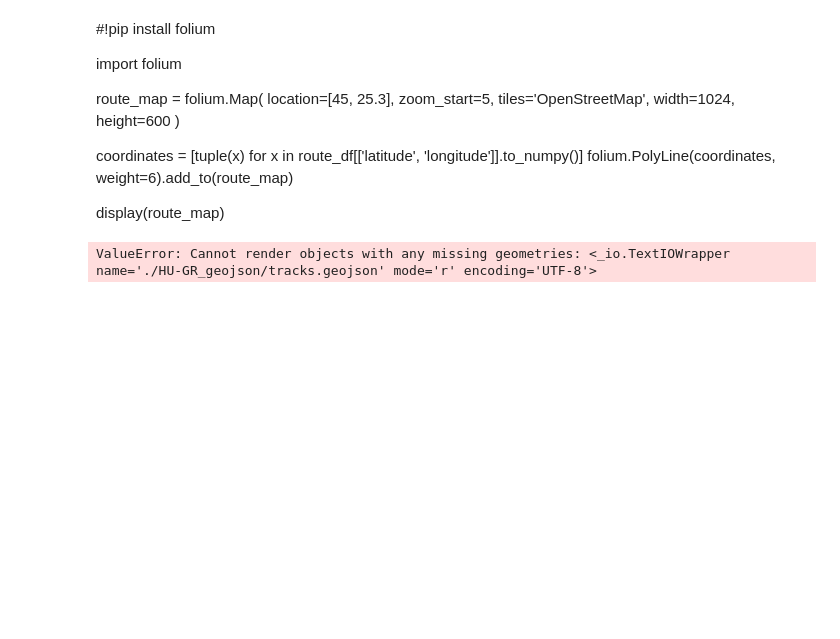
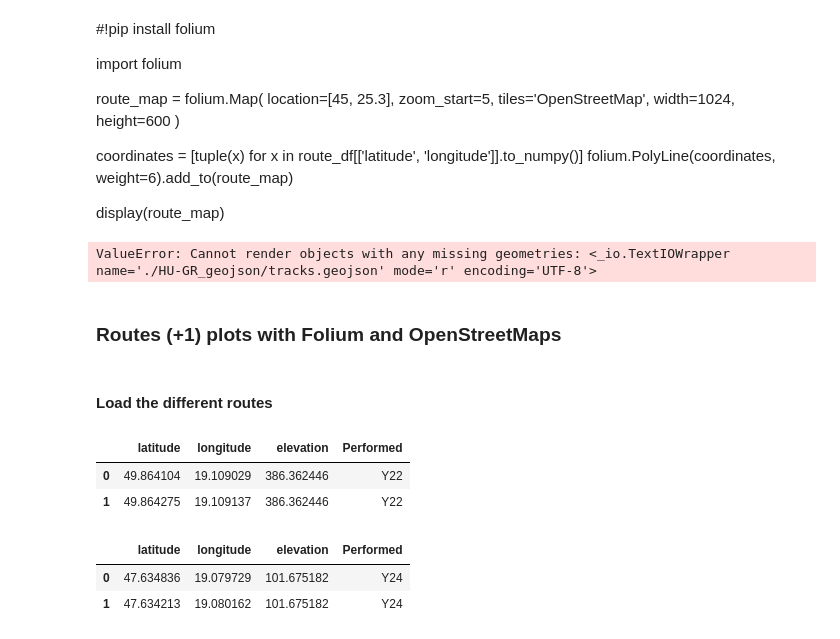
Before and after one commit to JAlcocerT/Py_RouteTracker, a Jupyter notebook: Py_Route_to_HTML.ipynb, the cells around one changed output. Drawn from its saved outputs; the diff is of its cells as text; code cells hidden in the pictures; blank space fills up the shorter version.

Commit message:
adding function to PyRouteTracker

```diff
--- a/Py_Route_to_HTML.ipynb
+++ b/Py_Route_to_HTML.ipynb
@@ -182,3 +182,56 @@ m = folium.Map(location=[40.66393072,-73.93827499], zoom_start=13)
 m.choropleth(open("./HU-GR_geojson/tracks.geojson"))
 # %% [output]
 ValueError: Cannot render objects with any missing geometries: <_io.TextIOWrapper name='./HU-GR_geojson/tracks.geojson' mode='r' encoding='UTF-8'>
+# %% [markdown]
+### Routes (+1) plots with Folium and OpenStreetMaps
+# %% [markdown]
+#### Load the different routes
+# %%
+with open('My_Routes/PL-SK-HU.gpx', 'r') as gpx_file:
+    gpx = gpxpy.parse(gpx_file)
+
+route_info = []
+
+for track in gpx.tracks:
+    for segment in track.segments:
+        for point in segment.points:
+            route_info.append({
+                'latitude': point.latitude,
+                'longitude': point.longitude,
+                'elevation': point.elevation
+            })
+
+route_df_y22 = pd.DataFrame(route_info)
+
+route_df_y22['Performed'] = 'Y22'
+
+
+route_df_y22.head(2)
+# %% [output]
+|  | latitude | longitude | elevation | Performed |
+| 0 | 49.864104 | 19.109029 | 386.362446 | Y22 |
+| 1 | 49.864275 | 19.109137 | 386.362446 | Y22 |
+# %%
+with open('HU-GR_gpx/HU-GR.gpx', 'r') as gpx_file:
+    gpx = gpxpy.parse(gpx_file)
+
+route_info = []
+
+for track in gpx.tracks:
+    for segment in track.segments:
+        for point in segment.points:
+            route_info.append({
+                'latitude': point.latitude,
+                'longitude': point.longitude,
+                'elevation': point.elevation
+            })
+
+route_df_y24 = pd.DataFrame(route_info)
+
+route_df_y24['Performed'] = 'Y24'
+
+route_df_y24.head(2)
+# %% [output]
+|  | latitude | longitude | elevation | Performed |
+| 0 | 47.634836 | 19.079729 | 101.675182 | Y24 |
+| 1 | 47.634213 | 19.080162 | 101.675182 | Y24 |
```
Also changed, not shown: parts of 1 cell of this notebook, 4 other files.
